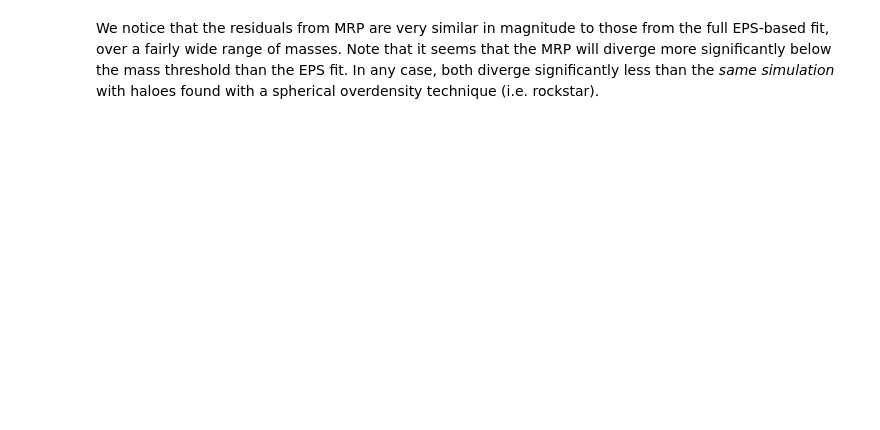
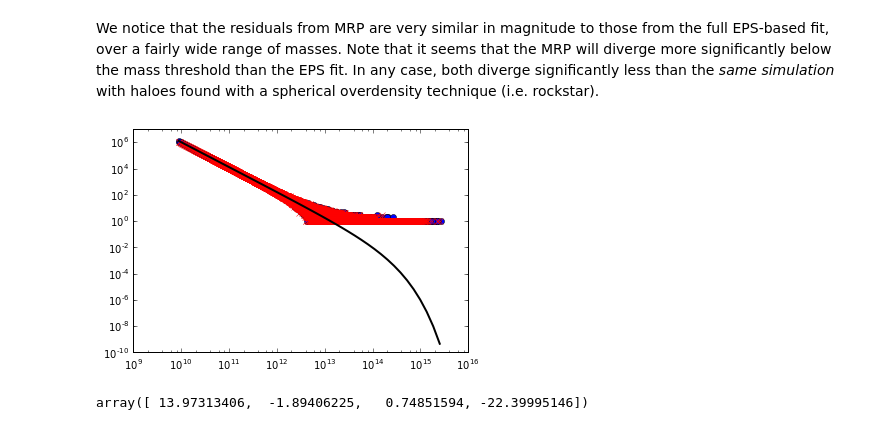
Before and after one commit to steven-murray/mrpy, a Jupyter notebook: docs/examples/fit_simulation_suite.ipynb, the cells around one changed output. Cells and saved outputs as stored; diff of their text form; code cells hidden in the pictures; blank space fills up the shorter version.

```diff
--- a/docs/examples/fit_simulation_suite.ipynb
+++ b/docs/examples/fit_simulation_suite.ipynb
@@ -343,2 +370,17 @@ plt.savefig("../../../mrpArticle/figures/n2gc_fof_simul.pdf")
 # %% [markdown]
 We notice that the residuals from MRP are very similar in magnitude to those from the full EPS-based fit, over a fairly wide range of masses. Note that it seems that the MRP will diverge more significantly below the mass threshold than the EPS fit. In any case, both diverge significantly less than the *same simulation* with haloes found with a spherical overdensity technique (i.e. rockstar).
+# %%
+from mrpy import TGGD
+t = TGGD(scale=10**14.4048,a=-1.886,b=0.7464,xmin=8.8e9)
+r = t.rvs(5.27e7)
+counts,bins = np.histogram(r,bins=np.arange(8.8e9,m[1].max(),2.2e8))
+bins = bins[:-1][counts>0]
+counts = counts[counts>0]
+# %%
+plt.plot(m[1],nm[1],ls="None",marker="o")
+plt.plot(bins,counts,ls="None",marker="x",color="r")
+plt.plot(10**b,fit.dndm()*2.2e8,lw=2,color="k")
+plt.xscale('log')
+plt.yscale('log')
+# %% [output]
+[figure, added]
@@ -344,0 +389,4 @@ We notice that the residuals from MRP are very similar in magnitude to those fro
+# %%
+mean
+# %% [output]
+array([ 13.97313406,  -1.89406225,   0.74851594, -22.39995146])
```
Also changed, not shown: parts of 27 cells of this notebook, 10 other files.
